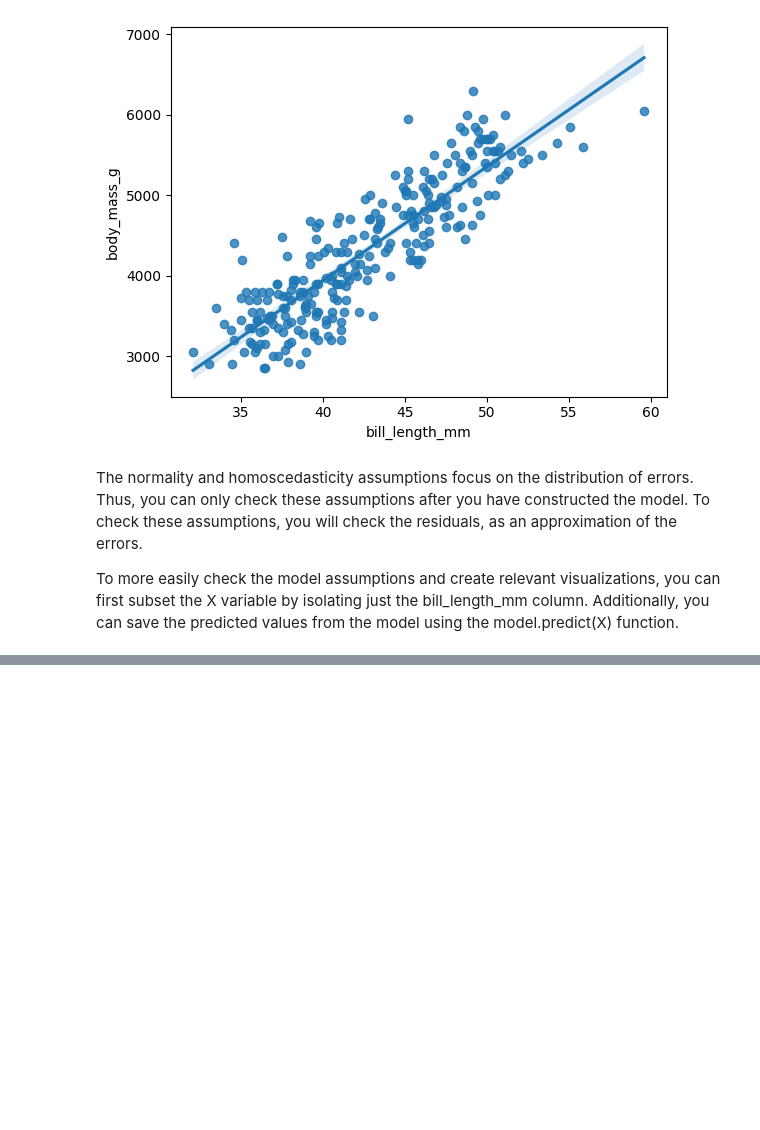
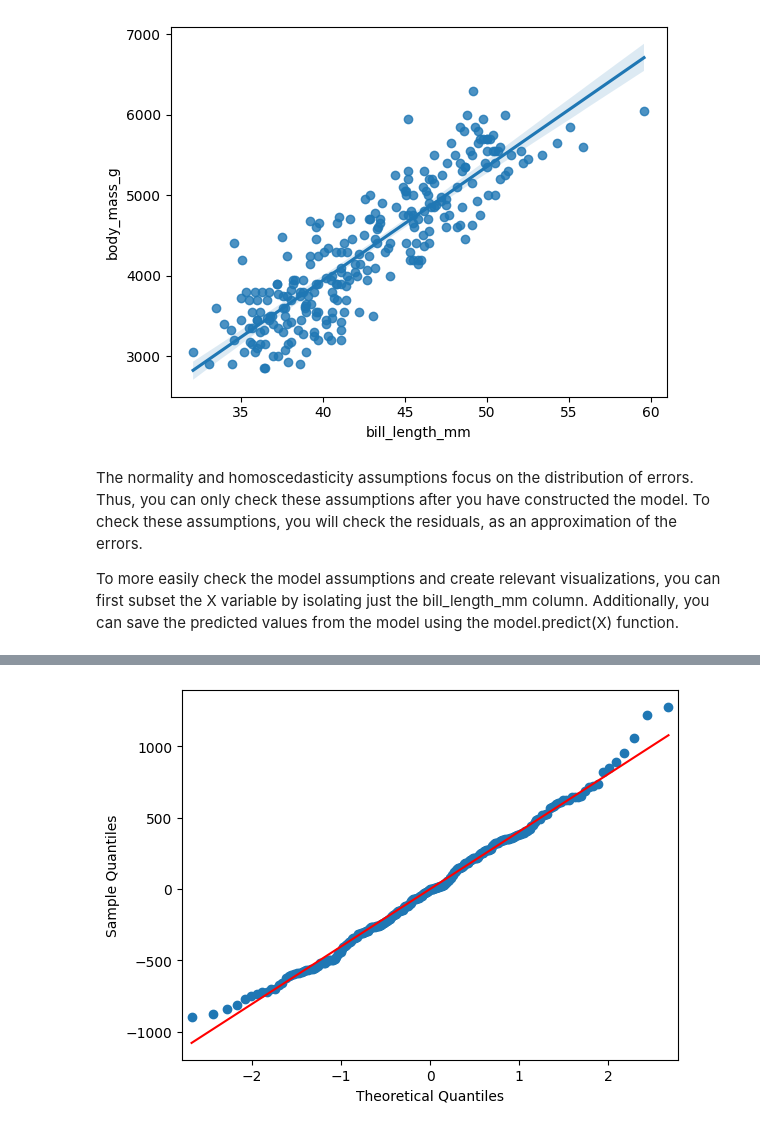
Before and after one commit to PrincelyKitilya/Linear-Regression-assumptions-tests, a Jupyter notebook: linear_reg_assumptions.ipynb, the cells around one changed output, grey strips where cells are left out. Saved outputs shown, nothing was run; the diff lists cells and outputs as text; code cells hidden in the pictures; blank space fills up the shorter version.

```diff
--- a/linear_reg_assumptions.ipynb
+++ b/linear_reg_assumptions.ipynb
@@ -152,0 +173,14 @@ To more easily check the model assumptions and create relevant visualizations, y
+# %%
+# Using the Quantile Quantile plot to check for the normality function
+# When residuals are normally distributed we should expect a diagonal line going from the bottom left to the upper right
+# of the Q - Q plot
+#creating Q - Q plot using qqplot function from statsmodel.api pacakge
+
+import matplotlib.pyplot as plt
+import statsmodels.api as sm
+
+# plotting
+fig = sm.qqplot(model.resid, line = 's')
+plt.show()
+# %% [output]
+[figure, added]
```
Also changed, not shown: parts of 3 cells of this notebook.
